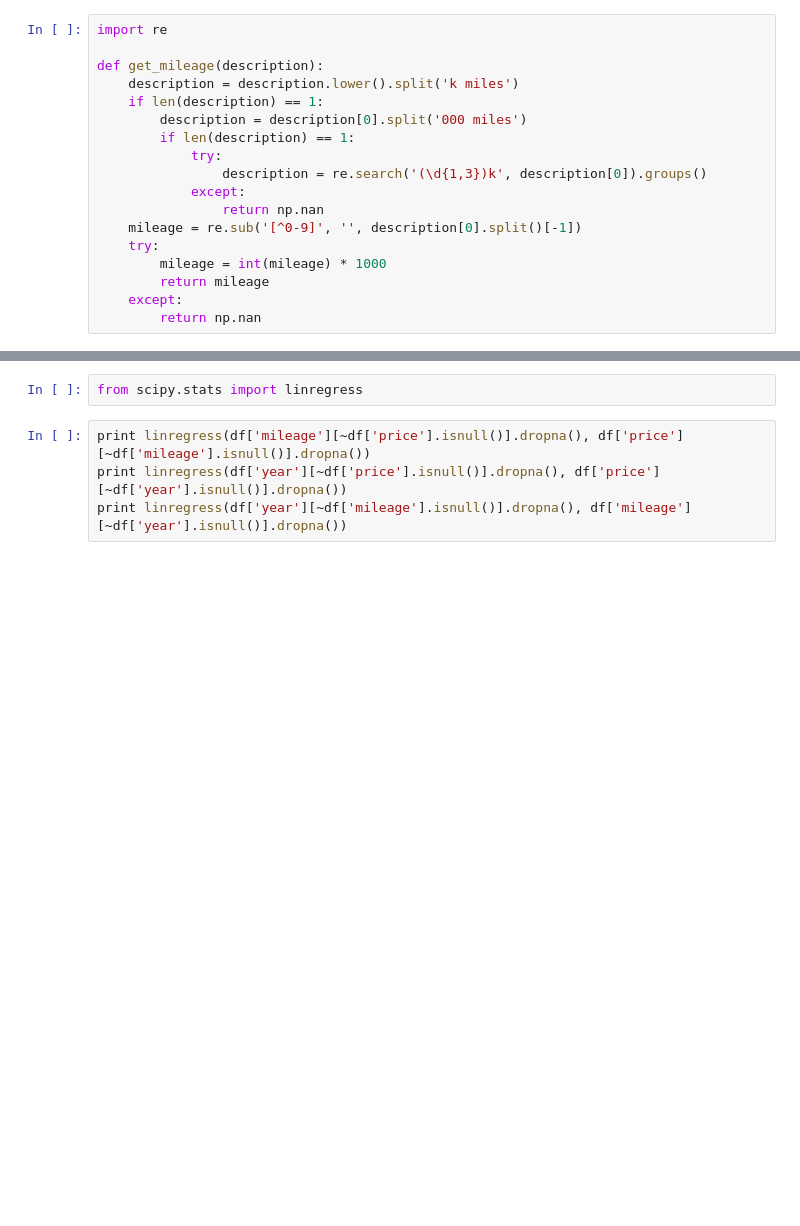
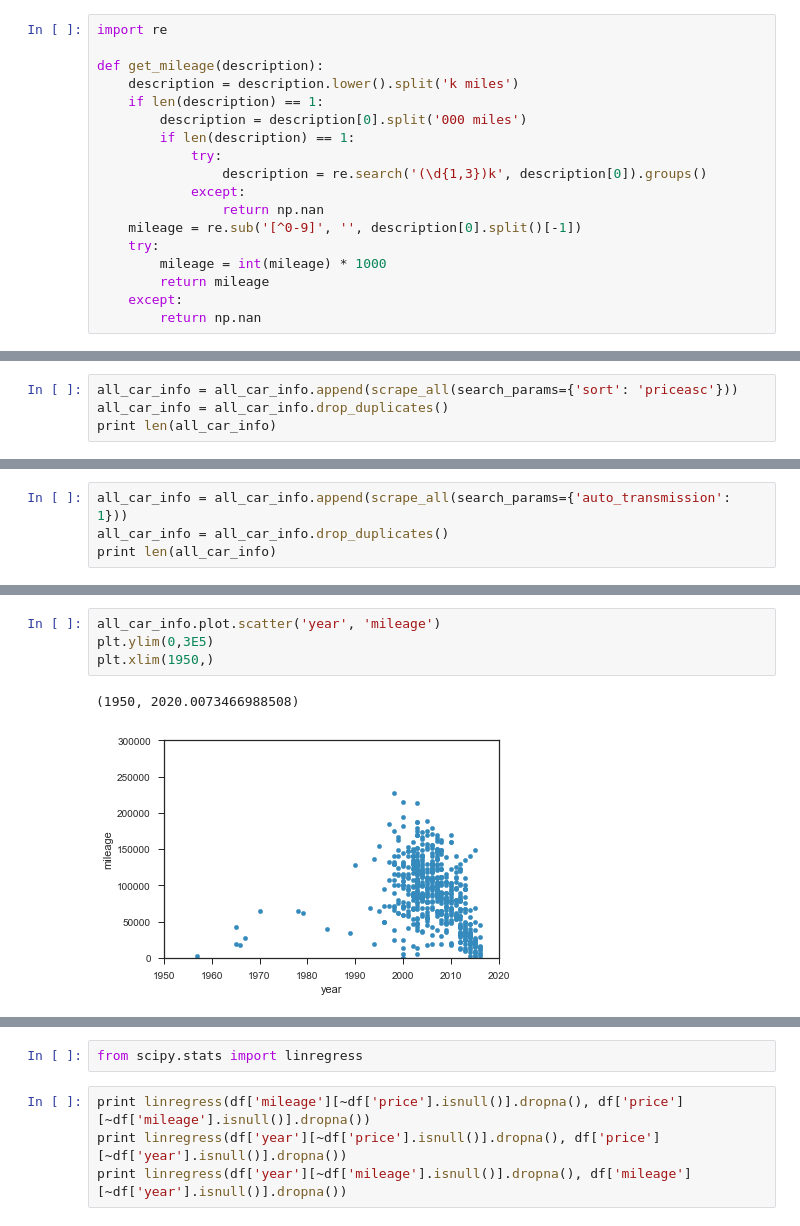
Before and after one commit to bslakman/Cars, a Jupyter notebook: Craigslist.ipynb, the cells around one changed output, grey strips where cells are left out. Cells and saved outputs as stored; diff of their text form; blank space fills up the shorter version.

```diff
--- a/Craigslist.ipynb
+++ b/Craigslist.ipynb
@@ -179,0 +141,4 @@ df
+# %%
+all_car_info = all_car_info.append(scrape_all(search_params={'sort': 'priceasc'}))
+all_car_info = all_car_info.drop_duplicates()
+print len(all_car_info)
@@ -179,0 +147,4 @@ df
+# %%
+all_car_info = all_car_info.append(scrape_all(search_params={'auto_transmission': 1}))
+all_car_info = all_car_info.drop_duplicates()
+print len(all_car_info)
@@ -205,0 +194,7 @@ df
+# %%
+all_car_info.plot.scatter('year', 'mileage')
+plt.ylim(0,3E5)
+plt.xlim(1950,)
+# %% [output]
+(1950, 2020.0073466988508)
+[figure, added]
```
Also changed, not shown: parts of 43 cells of this notebook, 2 other files.
